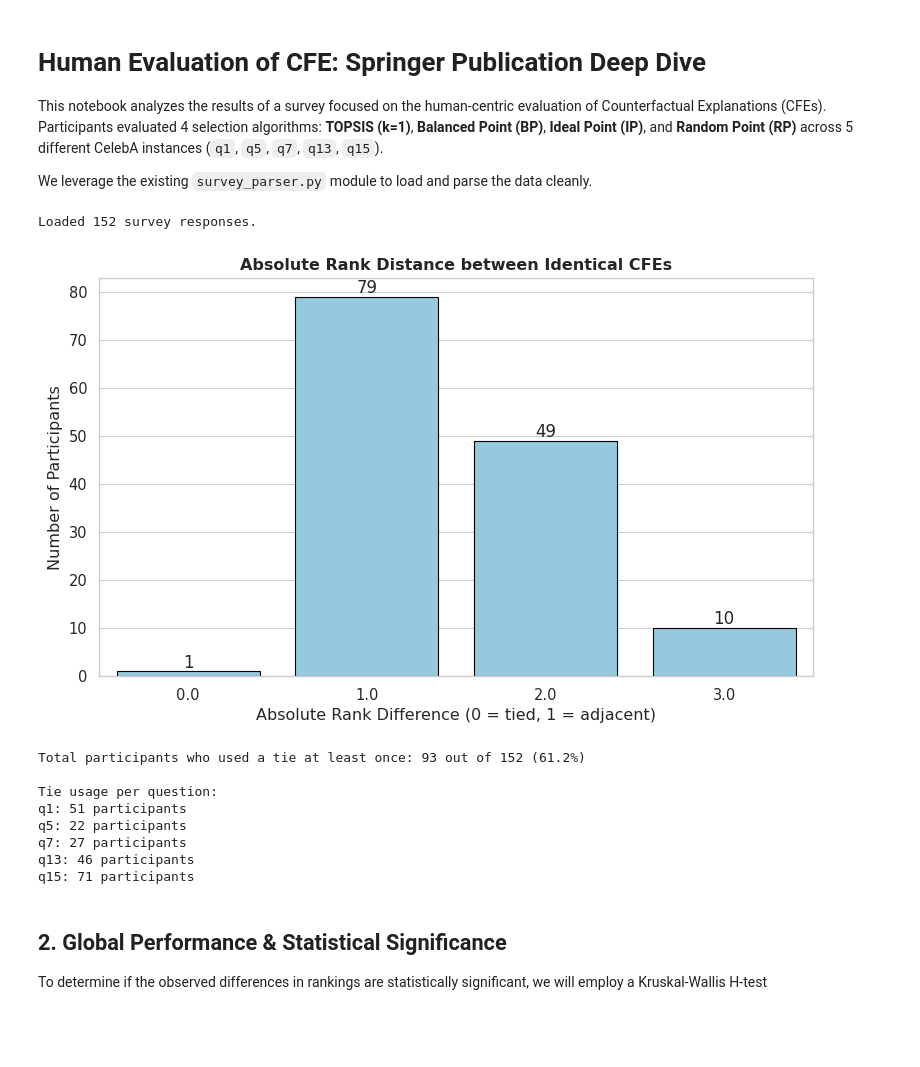
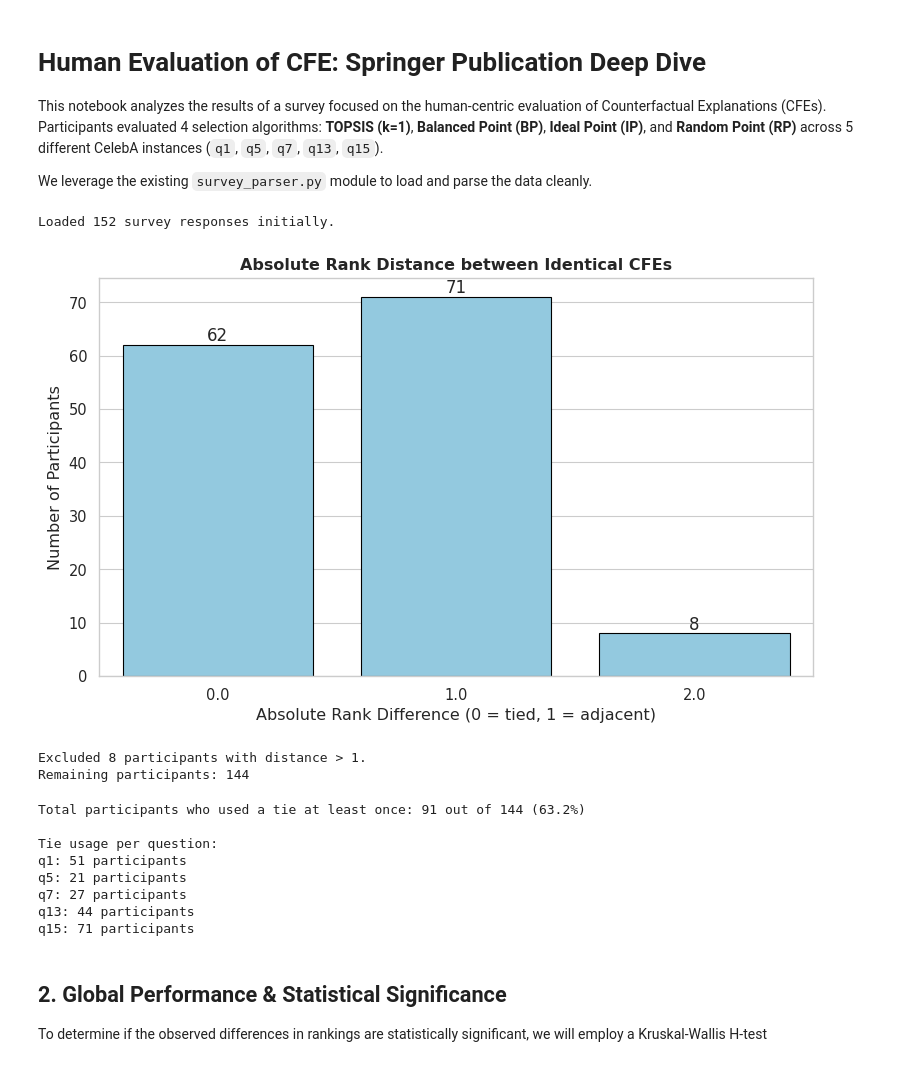
Before and after one commit to MBernart/counterfactuals, a Jupyter notebook: experiments/Human_Evaluation_of_CF/analysis_feature.ipynb, the cells around one changed output. Cells and saved outputs as stored; diff of their text form; code cells hidden in the pictures; blank space fills up the shorter version.

```diff
--- a/experiments/Human_Evaluation_of_CF/analysis_feature.ipynb
+++ b/experiments/Human_Evaluation_of_CF/analysis_feature.ipynb
@@ -15,41 +15,53 @@ from survey_parser import load_config, parse_results
 
 sns.set_theme(style="whitegrid", context="paper", font_scale=1.2)
 # %%
-# --- 1. Load and Parse Data ---
+# --- 1. Load Data ---
 survey_config = load_config('config.json')
-parsed_results = parse_results(survey_config, 'results.csv')
-df = pd.read_csv('results.csv')
+df_full = pd.read_csv('results_filtered.csv')
 
-print(f"Loaded {len(df)} survey responses.")
+print(f"Loaded {len(df_full)} survey responses initially.")
 # %% [output]
-Loaded 152 survey responses.
+Loaded 152 survey responses initially.
 # %%
-# Extract rankings for the duplicated CFEs in q1
-topsis_col = 'q1_topsis_pos'
-ip_col = 'q1_IP_pos'
+# Extract rankings for the duplicated CFEs in q15
+topsis_col = 'q15_topsis_pos'
+ip_col = 'q15_IP_pos'
 
-if topsis_col in df.columns and ip_col in df.columns:
-    # Calculate absolute difference in rank positions
-    df['q1_dupe_dist'] = (df[topsis_col] - df[ip_col]).abs()
+if topsis_col in df_full.columns and ip_col in df_full.columns:
+    # Calculate absolute difference in rank positions on FULL dataset
+    df_full['q15_dupe_dist'] = (df_full[topsis_col] - df_full[ip_col]).abs()
 
     plt.figure(figsize=(8, 5))
-    ax = sns.countplot(x='q1_dupe_dist', data=df, color='skyblue', edgecolor='black')
+    ax = sns.countplot(x='q15_dupe_dist', data=df_full, color='skyblue', edgecolor='black')
     plt.title('Absolute Rank Distance between Identical CFEs', fontweight='bold')
     plt.xlabel('Absolute Rank Difference (0 = tied, 1 = adjacent)')
     plt.ylabel('Number of Participants')
 
     # Add value annotations on top of the bars
     for p in ax.patches:
         ax.annotate(f'{int(p.get_height())}', (p.get_x() + p.get_width() / 2., p.get_height()),
                     ha='center', va='bottom', fontsize=12)
 
     plt.tight_layout()
     plt.savefig("dist_absolute_rank_dist.png")
     plt.show()
+
+    # Exclude those with distance 2 and 3
+    df = df_full[~(df_full['q15_dupe_dist'] > 1)].copy()
+    print(f"Excluded {len(df_full) - len(df)} participants with distance > 1.")
+    print(f"Remaining participants: {len(df)}")
+
+    # Save temporarily so parse_results can load the filtered data
+    df.to_csv('results_filtered.csv', index=False)
+    parsed_results = parse_results(survey_config, 'results_filtered.csv')
 else:
     print("Ranking columns for q1 TOPSIS and IP were not found in the DataFrame.")
+    df = df_full.copy()
+    parsed_results = parse_results(survey_config, 'results.csv')
 # %% [output]
-[figure, old version]
+[figure, new version]
+Excluded 8 participants with distance > 1.
+Remaining participants: 144
 # %%
 # Identify how many participants used the tie mechanic across ranking questions
 ranking_qs = [q.id for q in survey_config.ranking_questions if q.images]
@@ -57,7 +69,7 @@ tie_users_per_q = {}
 any_tie_users = pd.Series(False, index=df.index)
 
 for q_id in ranking_qs:
-    # Find columns belonging to this question (e.g. q1_topsis_pos, q1_BP_pos)
+    # Find columns belonging to this question (e.g. q15_topsis_pos, q15_BP_pos)
     cols = [c for c in df.columns if c.startswith(f"{q_id}_") and c.endswith("_pos")]
     if cols:
         # A tie exists if there are duplicate valid ranks for this user in this question
@@ -73,13 +85,13 @@ print("\nTie usage per question:")
 for q_id, count in tie_users_per_q.items():
     print(f"{q_id}: {count} participants")
 # %% [output]
-Total participants who used a tie at least once: 93 out of 152 (61.2%)
+Total participants who used a tie at least once: 91 out of 144 (63.2%)
 
 Tie usage per question:
 q1: 51 participants
-q5: 22 participants
+q5: 21 participants
 q7: 27 participants
-q13: 46 participants
+q13: 44 participants
 q15: 71 participants
 # %% [markdown]
 ## 2. Global Performance & Statistical Significance
```
Also changed, not shown: parts of 26 cells of this notebook, 2 other files.
